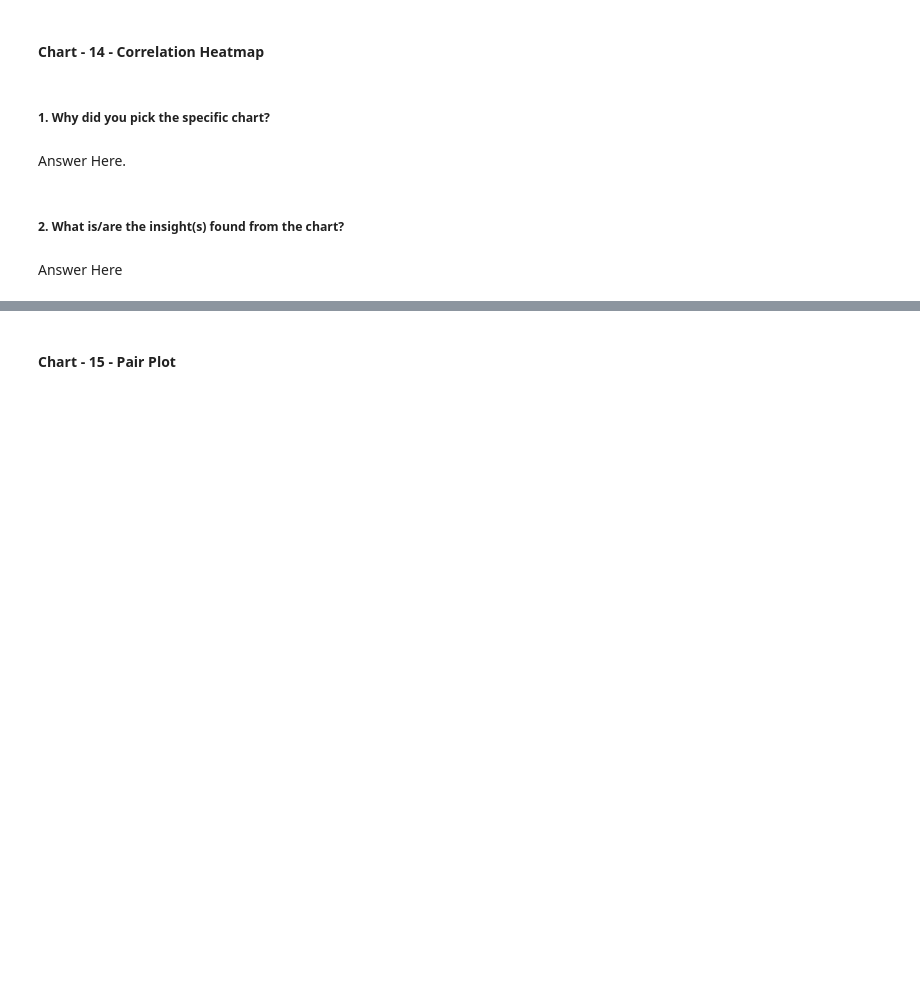
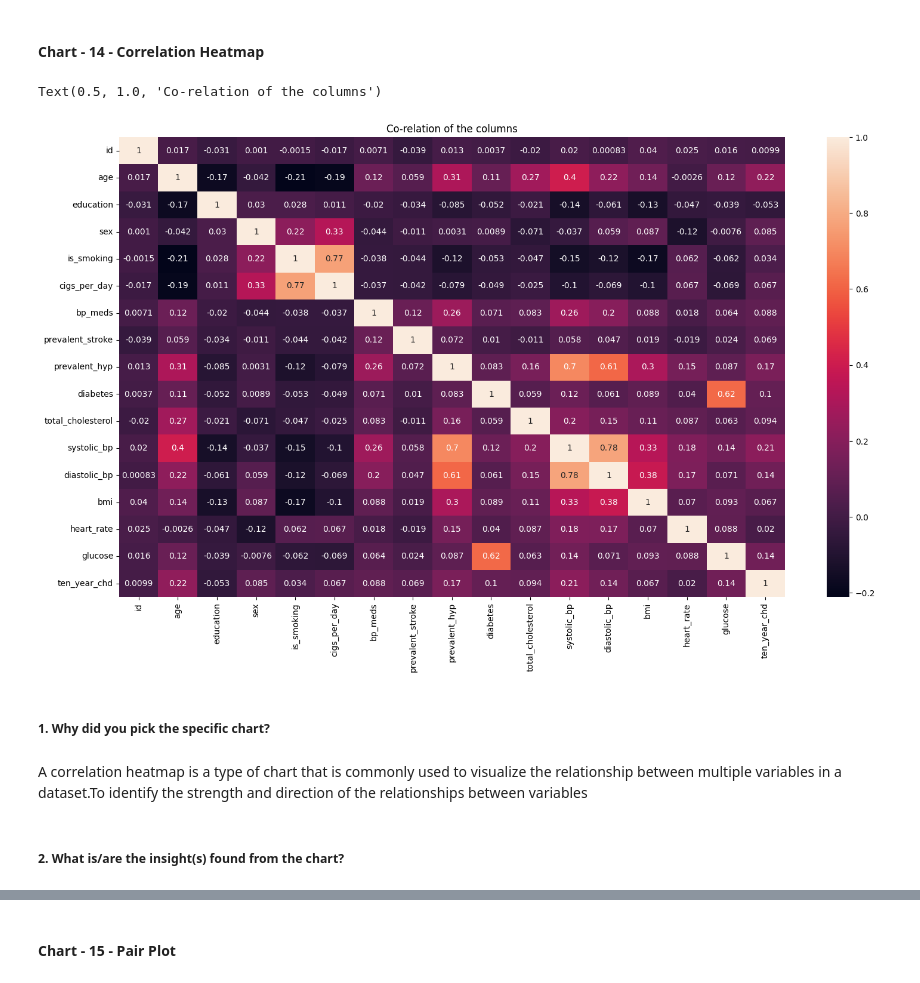
Before and after one commit to Sairam307/ML-Cardiovascular-Risk-Prediction, a Jupyter notebook: Cardiovascular_Risk_Prediction_ML_classification_.ipynb, the cells around one changed output, grey strips where cells are left out. Saved outputs shown, nothing was run; the diff lists cells and outputs as text; code cells hidden in the pictures; blank space fills up the shorter version.

```diff
--- a/Cardiovascular_Risk_Prediction_ML_classification_.ipynb
+++ b/Cardiovascular_Risk_Prediction_ML_classification_.ipynb
@@ -691,8 +779,15 @@ Answer Here
+# %%
+# Correlation Heatmap visualization code
+
+plt.figure(figsize=(18,10))
+sns.heatmap(df.corr(),annot=True)
+plt.title('Co-relation of the columns')
+# %% [output]
+Text(0.5, 1.0, 'Co-relation of the columns')
+[figure, added]
 # %% [markdown]
 ##### 1. Why did you pick the specific chart?
-# %% [markdown]
-Answer Here.
+# %% [markdown]
+A correlation heatmap is a type of chart that is commonly used to visualize the relationship between multiple variables in a dataset.To identify the strength and direction of the relationships between variables
 # %% [markdown]
 ##### 2. What is/are the insight(s) found from the chart?
-# %% [markdown]
-Answer Here
```
Also changed, not shown: parts of 61 cells of this notebook.
